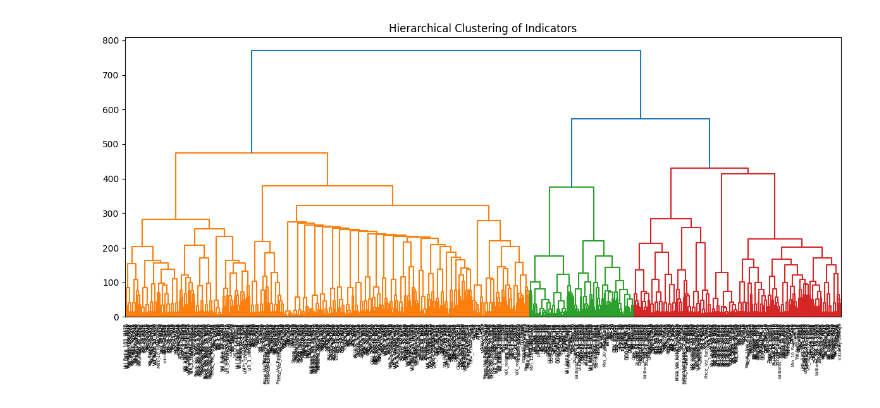
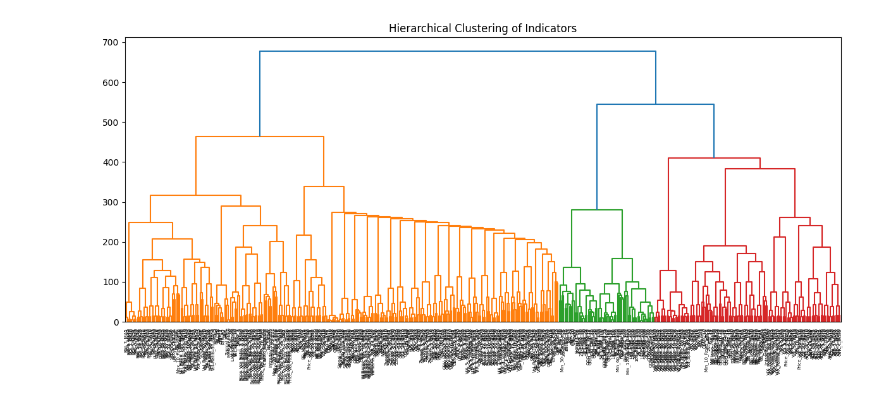
Before and after one commit to bchase17/Fracturion, a Jupyter notebook: Indicator_Selection_Pipeline/Indicator_Correlations/ind_corr.ipynb, the cells around one changed output. Saved outputs shown, nothing was run; the diff lists cells and outputs as text; code cells hidden in the pictures.

```diff
--- a/Indicator_Selection_Pipeline/Indicator_Correlations/ind_corr.ipynb
+++ b/Indicator_Selection_Pipeline/Indicator_Correlations/ind_corr.ipynb
@@ -46,32 +48,34 @@ high_corr_pairs.to_csv('highly_correlated_pairs.csv', index=False)
 # %%
 from sklearn.preprocessing import StandardScaler
 from scipy.cluster.hierarchy import linkage, dendrogram
 import matplotlib.pyplot as plt
 import seaborn as sns
 
 # Use indicators only
 indicator_cols = [col for col in df.columns
-                  if col not in ['Date', 'Close', 'High', 'Low', 'Volume']
-                  and not col.startswith('Return')]
+                if col not in ['Date', 'Close', 'High', 'Low', 'Volume']
+                and not col.startswith('Return')
+                and 'slope' not in col.lower()
+]
 
 # Drop rows with any NA in indicators
 df_ind = df[indicator_cols].dropna()
 
 # Z-score normalize all indicators
 scaler = StandardScaler()
 X_scaled = scaler.fit_transform(df_ind)
 
 # Compute linkage matrix for hierarchical clustering
 link = linkage(X_scaled.T, method='ward')  # transpose to cluster columns (indicators)
 
 # Plot dendrogram
 plt.figure(figsize=(12, 6))
 dendrogram(link, labels=indicator_cols, leaf_rotation=90)
 plt.title("Hierarchical Clustering of Indicators")
 plt.tight_layout()
 plt.show()
 # %% [output]
-[figure, old version]
+[figure, new version]
 # %%
 from scipy.cluster.hierarchy import fcluster
 
```
Also changed, not shown: parts of 1 cell of this notebook, 5 other files.
